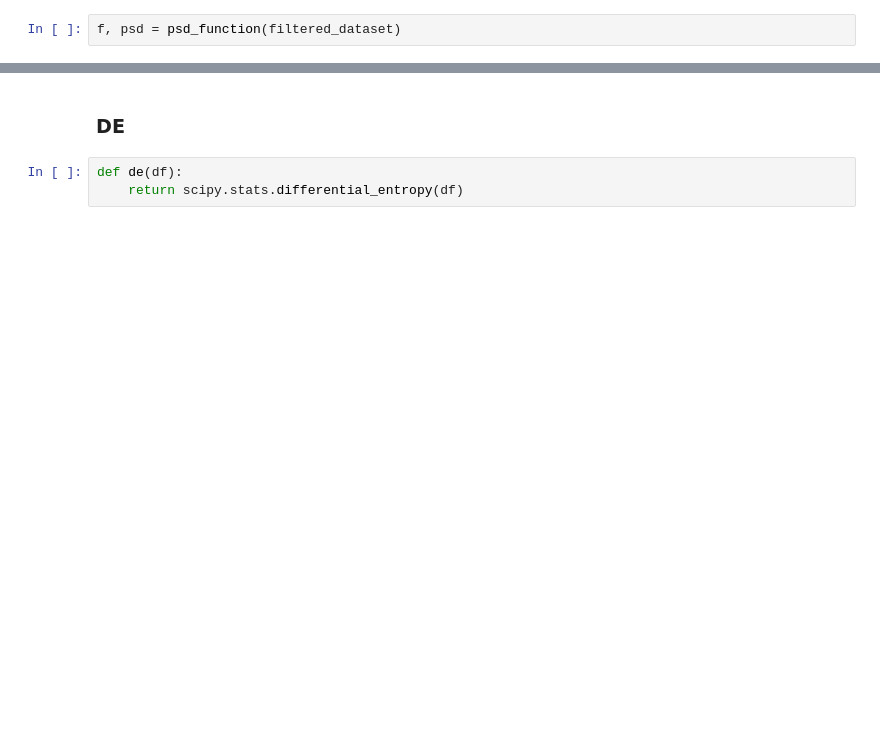
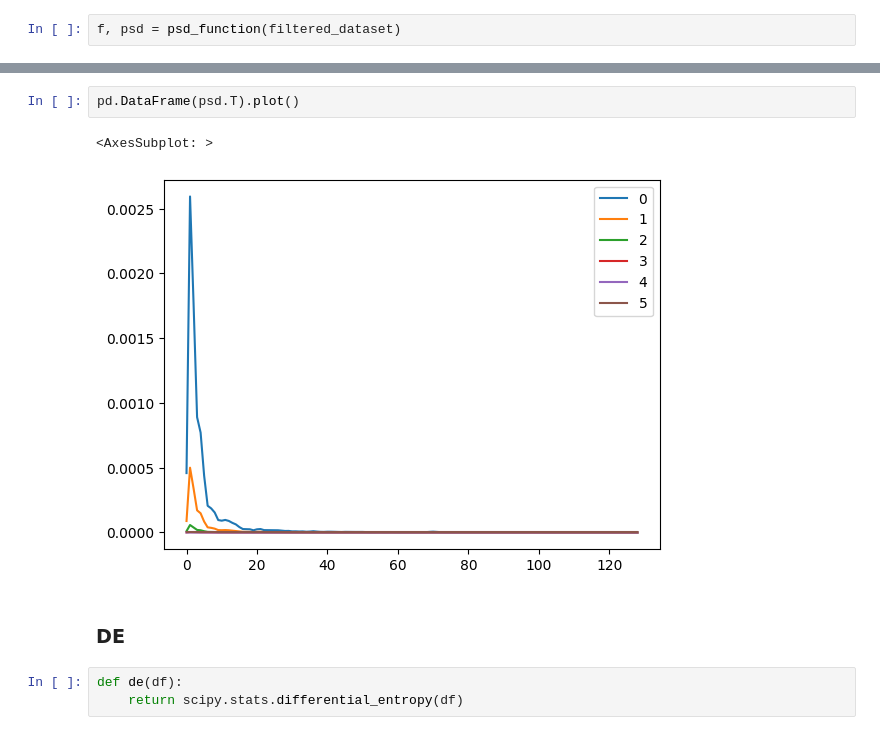
Before and after one commit to Sant0S22/eeg_emotion_recognition, a Jupyter notebook: FVAB_DATASET.ipynb, the cells around one changed output, grey strips where cells are left out. Drawn from its saved outputs; the diff is of its cells as text; blank space fills up the shorter version.

```diff
--- a/FVAB_DATASET.ipynb
+++ b/FVAB_DATASET.ipynb
@@ -148,3 +166,8 @@ f.shape
+# %%
+pd.DataFrame(psd.T).plot()
+# %% [output]
+<AxesSubplot: >
+[figure, added]
 # %% [markdown]
 ### DE
 # %%
```
Also changed, not shown: parts of 14 cells of this notebook.
